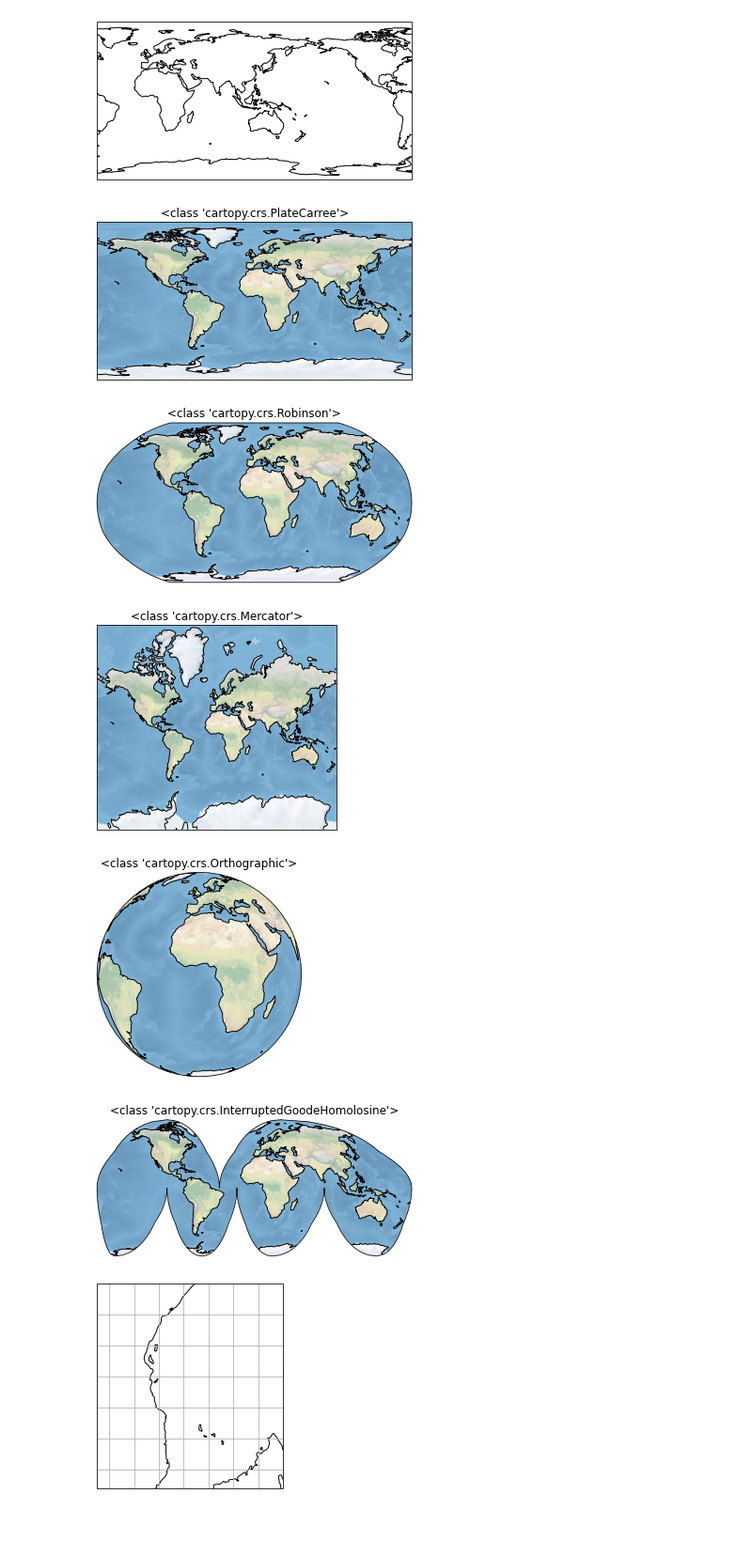
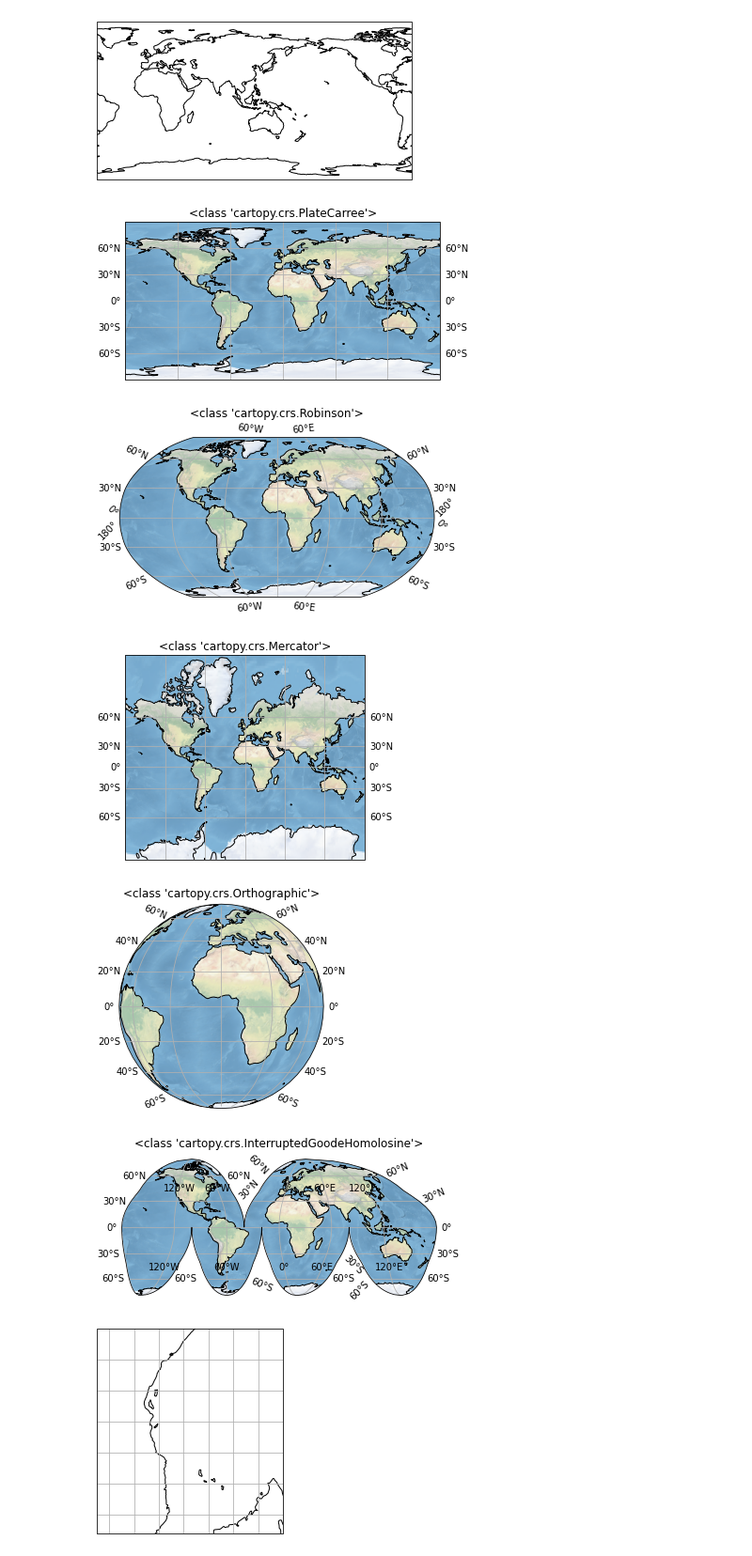
Before and after one commit to kylepollina/earthscience, a Jupyter notebook: notebooks/Cartopy Examples/Learning Cartopy.ipynb, the cells around one changed output. Shown at 94% size. Saved outputs shown, nothing was run; the diff lists cells and outputs as text; code cells hidden in the pictures; blank space fills up the shorter version.

```diff
--- a/notebooks/Cartopy Examples/Learning Cartopy.ipynb
+++ b/notebooks/Cartopy Examples/Learning Cartopy.ipynb
@@ -39,32 +41,33 @@ plt.show()
 # %% [output]
 [figure]
 # %%
-ax = plt.axes(projection=crs.PlateCarree(central_longitude=120))
+ax = plt.axes(projection=ccrs.PlateCarree(central_longitude=120))
 ax.coastlines()
 plt.show()
 # %% [output]
 [figure]
 # %%
-projections = [crs.PlateCarree(),
-               crs.Robinson(),
-               crs.Mercator(),
-               crs.Orthographic(),
-               crs.InterruptedGoodeHomolosine()
+projections = [ccrs.PlateCarree(),
+               ccrs.Robinson(),
+               ccrs.Mercator(),
+               ccrs.Orthographic(),
+               ccrs.InterruptedGoodeHomolosine()
               ]
 # %%
 for proj in projections:
     plt.figure()
     ax = plt.axes(projection=proj)
     ax.stock_img()
     ax.coastlines()
     ax.set_title(f'{type(proj)}')
+    ax.gridlines(draw_labels=True)
     plt.show()
 # %% [output]
-[figure, old version]
+[figure, new version]
-[figure, old version]
+[figure, new version]
-[figure, old version]
+[figure, new version]
-[figure, old version]
+[figure, new version]
-[figure, old version]
+[figure, new version]
 # %%
 central_lon = 43
 central_lat = -8.5
```
Also changed, not shown: parts of 22 cells of this notebook, 6 other files.
